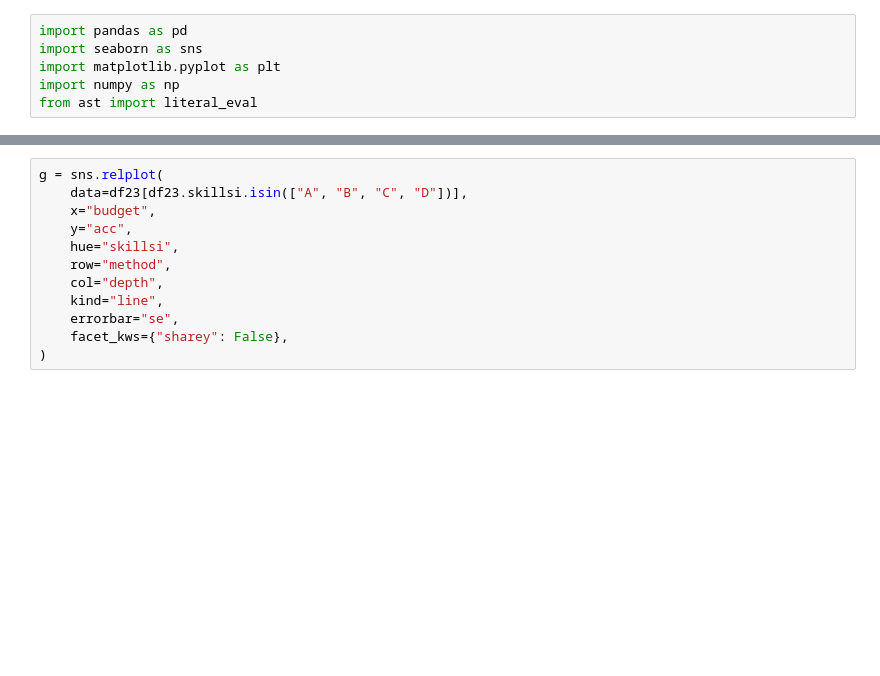
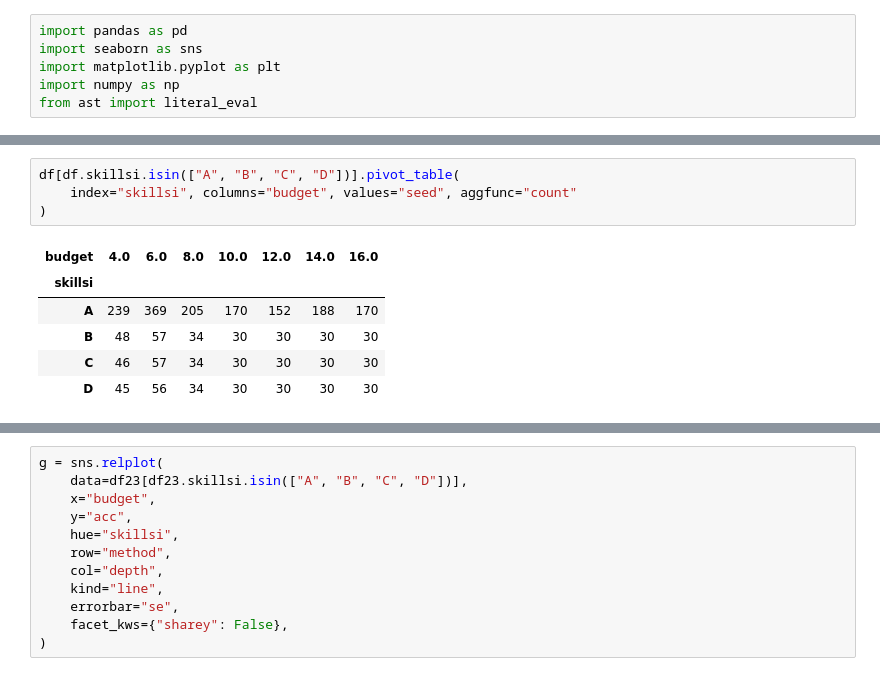
Before and after one commit to saumikn/gymnasium-test, a Jupyter notebook: tree.ipynb, the cells around one changed output, grey strips where cells are left out. Cells and saved outputs as stored; diff of their text form; blank space fills up the shorter version.

```diff
--- a/tree.ipynb
+++ b/tree.ipynb
@@ -110,0 +100,11 @@ g = sns.relplot(
+# %%
+df[df.skillsi.isin(["A", "B", "C", "D"])].pivot_table(
+    index="skillsi", columns="budget", values="seed", aggfunc="count"
+)
+# %% [output]
+| budget | 4.0 | 6.0 | 8.0 | 10.0 | 12.0 | 14.0 | 16.0 |
+| skillsi |  |  |  |  |  |  |  |
+| A | 239 | 369 | 205 | 170 | 152 | 188 | 170 |
+| B | 48 | 57 | 34 | 30 | 30 | 30 | 30 |
+| C | 46 | 57 | 34 | 30 | 30 | 30 | 30 |
+| D | 45 | 56 | 34 | 30 | 30 | 30 | 30 |
```
Also changed, not shown: parts of 7 cells of this notebook, 3 other files.
